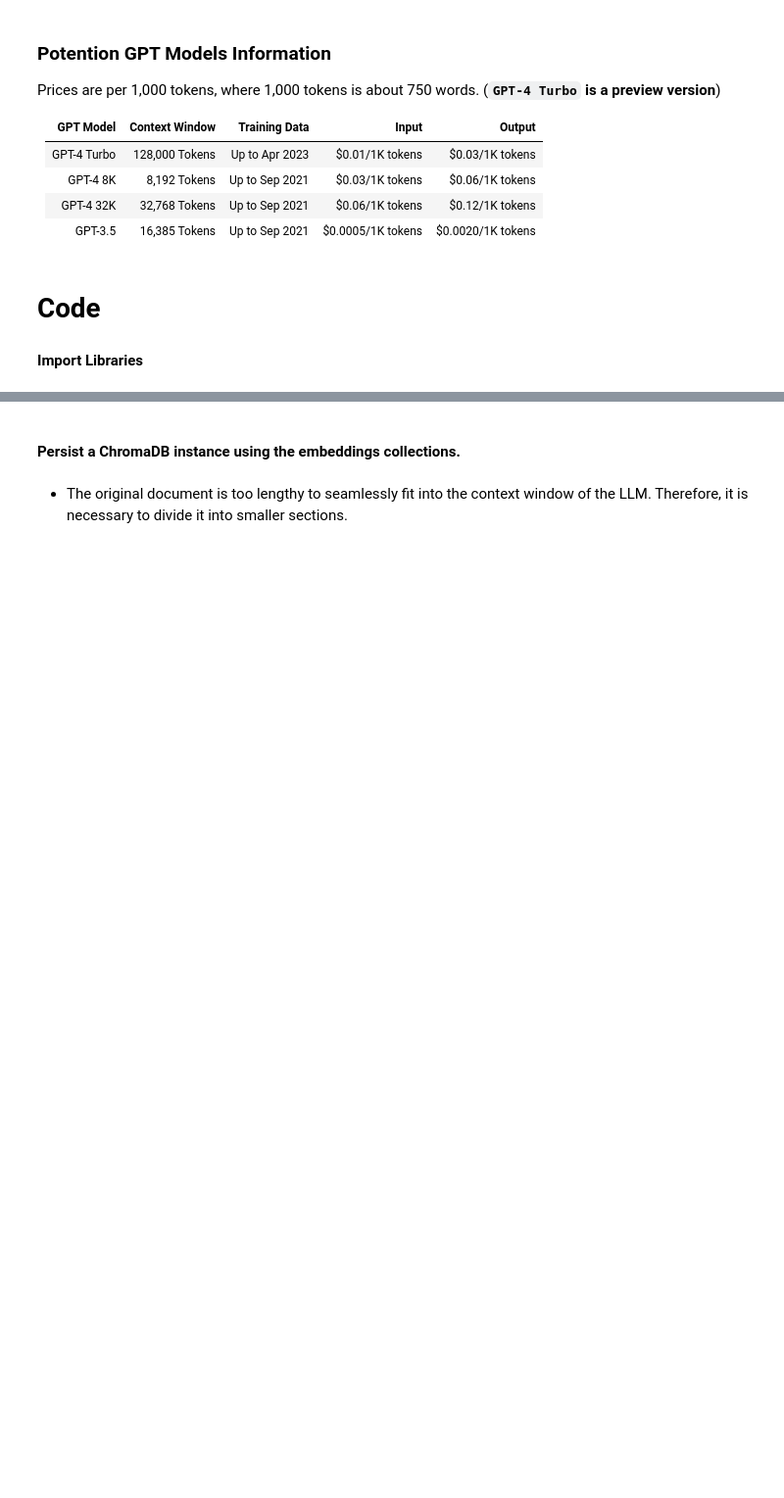
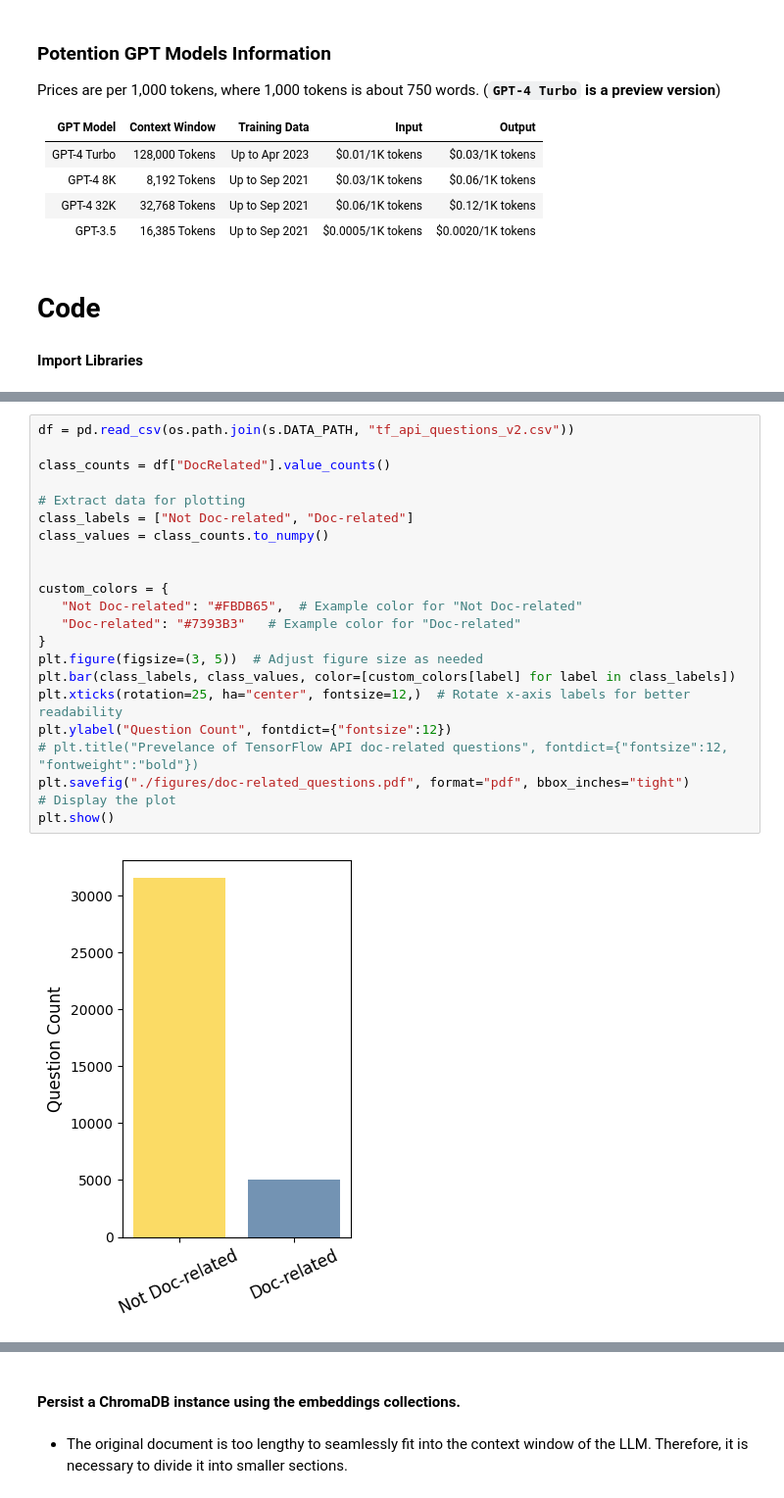
Before and after one commit to sharukat/docchameleon, a Jupyter notebook: doc_customizer_llm/customizer.ipynb, the cells around one changed output, grey strips where cells are left out. Shown at 98% size. Saved outputs shown, nothing was run; the diff lists cells and outputs as text; blank space fills up the shorter version.

```diff
--- a/doc_customizer_llm/customizer.ipynb
+++ b/doc_customizer_llm/customizer.ipynb
@@ -118,0 +187,24 @@ mlflow.set_experiment("/Users/sharukat@gmail.com/DocumentCustomizer")
+# %%
+df = pd.read_csv(os.path.join(s.DATA_PATH, "tf_api_questions_v2.csv"))
+
+class_counts = df["DocRelated"].value_counts()
+
+# Extract data for plotting
+class_labels = ["Not Doc-related", "Doc-related"]
+class_values = class_counts.to_numpy()
+
+
+custom_colors = {
+   "Not Doc-related": "#FBDB65",  # Example color for "Not Doc-related"
+   "Doc-related": "#7393B3"   # Example color for "Doc-related"
+}
+plt.figure(figsize=(3, 5))  # Adjust figure size as needed
+plt.bar(class_labels, class_values, color=[custom_colors[label] for label in class_labels])
+plt.xticks(rotation=25, ha="center", fontsize=12,)  # Rotate x-axis labels for better readability
+plt.ylabel("Question Count", fontdict={"fontsize":12})
+# plt.title("Prevelance of TensorFlow API doc-related questions", fontdict={"fontsize":12, "fontweight":"bold"})
+plt.savefig("./figures/doc-related_questions.pdf", format="pdf", bbox_inches="tight")
+# Display the plot
+plt.show()
+# %% [output]
+[figure, added]
```
Also changed, not shown: parts of 18 cells of this notebook, 13 other files.
